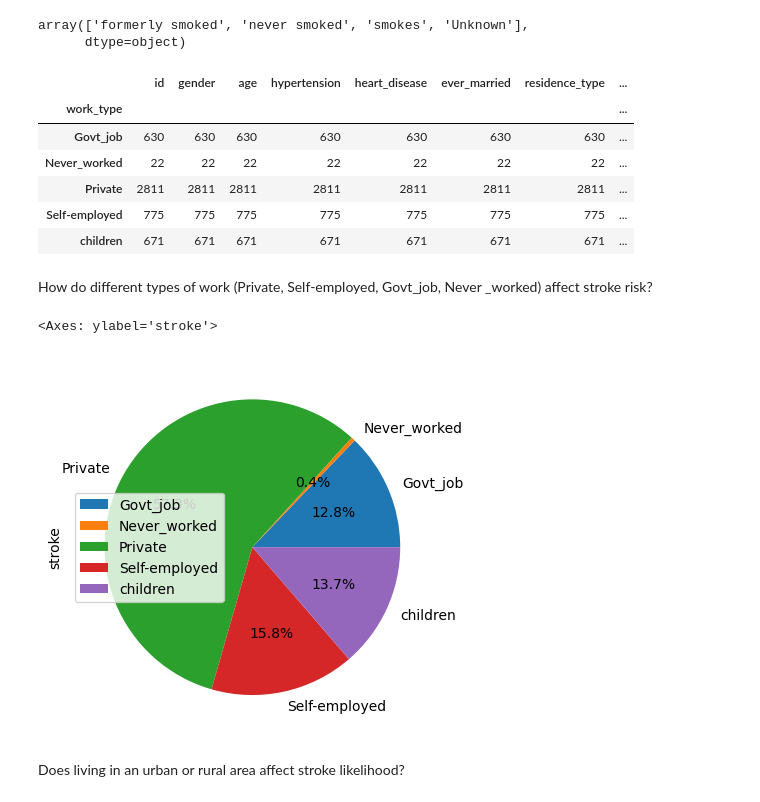
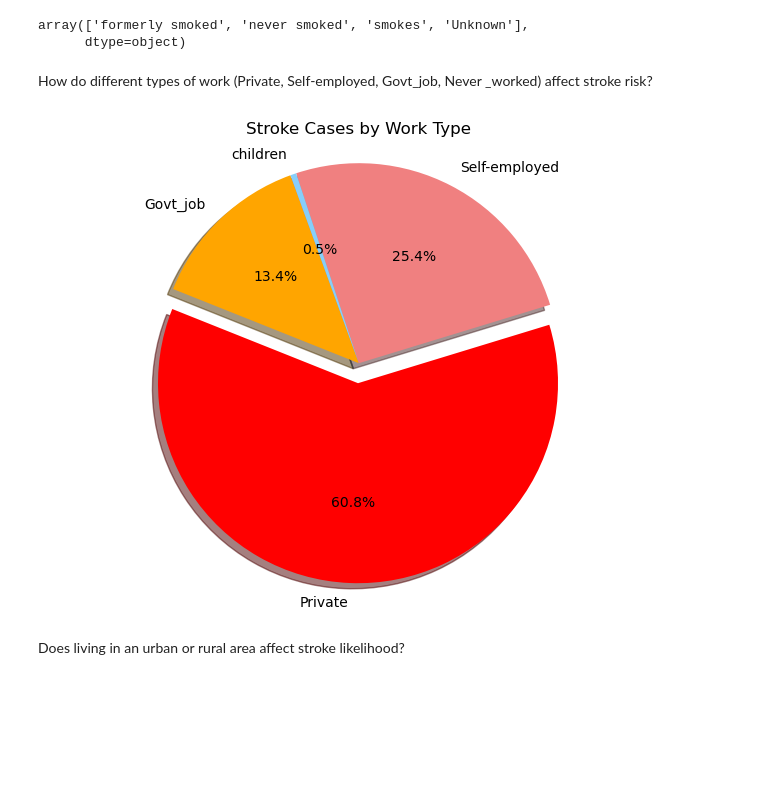
Before and after one commit to talazubi/project-1, a Jupyter notebook: cleaned_stroke_df.ipynb, the cells around one changed output. Saved outputs shown, nothing was run; the diff lists cells and outputs as text; code cells hidden in the pictures; blank space fills up the shorter version.

```diff
--- a/cleaned_stroke_df.ipynb
+++ b/cleaned_stroke_df.ipynb
@@ -153,20 +151,31 @@ work_type_count = stroke_predictive.groupby("work_type").count()
-# %%
-work_type_count.head()
-# %% [output]
-|  | id | gender | age | hypertension | heart_disease | ever_married | residence_type | ... |
-| work_type |  |  |  |  |  |  |  | ... |
-| Govt_job | 630 | 630 | 630 | 630 | 630 | 630 | 630 | ... |
-| Never_worked | 22 | 22 | 22 | 22 | 22 | 22 | 22 | ... |
-| Private | 2811 | 2811 | 2811 | 2811 | 2811 | 2811 | 2811 | ... |
-| Self-employed | 775 | 775 | 775 | 775 | 775 | 775 | 775 | ... |
-| children | 671 | 671 | 671 | 671 | 671 | 671 | 671 | ... |
 # %% [markdown]
 How do different types of work (Private, Self-employed, Govt_job, Never _worked) affect stroke risk?
-# %%
-work_type_count.plot.pie(y="stroke",autopct="%1.1f%%")
-# %% [output]
-<Axes: ylabel='stroke'>
-[figure, removed]
+# %%
+#Getting only the columns where Stroke = 1
+stroke_patients_df = stroke_predictive[stroke_predictive["stroke"] ==1]
+# Grouping the data by work type and counting occurrences of 'stroke'
+work_type_count = stroke_patients_df.groupby("work_type").count()
+# Extracting labels and values for the pie chart
+labels = work_type_count.index
+sizes = work_type_count['stroke']
+# The colors of each section of the pie chart
+colors = ["orange", "red", "lightcoral", "lightskyblue"]
+# Tells matplotlib to separate the "Humans" section from the others
+explode = (0, 0.1, 0, 0)
+# Creates the pie chart based upon the values above
+# Automatically finds the percentages of each part of the pie chart
+plt.figure(figsize=(8,6))
+plt.pie(sizes, explode=explode, labels=labels, colors=colors,
+        autopct="%1.1f%%", shadow=True, startangle=110)
+# Tells matplotlib that we want a pie chart with equal axes
+plt.axis('equal')
+# Adding a title
+plt.title("Stroke Cases by Work Type")
+plt.savefig("data/Number of stroke cases by Work Type")
+# Showing the chart
+plt.show()
+# %% [output]
+[figure, added]
 # %% [markdown]
 Does living in an urban or rural area affect stroke likelihood?
 # %%
```
Also changed, not shown: parts of 1 cell of this notebook, 6 other files.
